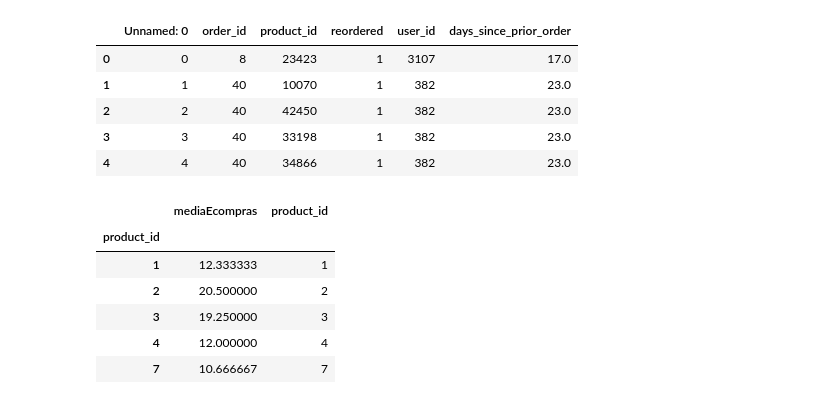
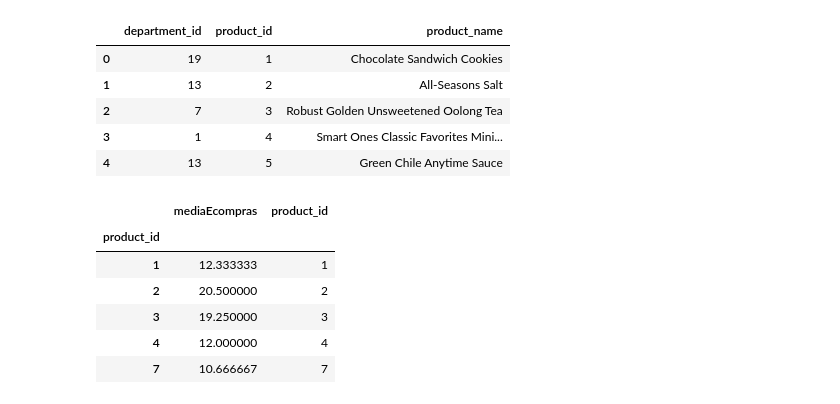
Before and after one commit to JoanSalinas/manducare, a Jupyter notebook: manducareJupyter.ipynb, the cells around one changed output. Cells and saved outputs as stored; diff of their text form; code cells hidden in the pictures.

```diff
--- a/manducareJupyter.ipynb
+++ b/manducareJupyter.ipynb
@@ -1,21 +1,21 @@
 # %%
 import pandas as pd
 import numpy as np
-departments = pd.read_csv('departments.csv', sep=',', encoding="ISO-8859-1")
-products = pd.read_csv('products.csv', sep=',', encoding="ISO-8859-1")
-mergedOrders = pd.read_csv('mergedOrders.csv', sep=',', encoding="ISO-8859-1")
-orders1 = pd.read_csv('orders.csv', sep=',', encoding="ISO-8859-1")
+departments = pd.read_csv('./data/departments.csv', sep=',', encoding="ISO-8859-1")
+products = pd.read_csv('./data/products.csv', sep=',', encoding="ISO-8859-1")
+mergedOrders = pd.read_csv('./data/mergedOrders.csv', sep=',', encoding="ISO-8859-1")
+orders1 = pd.read_csv('./data/orders.csv', sep=',', encoding="ISO-8859-1")
 # %%
 products.head()
-departments.head()
-mergedOrders.head()
+#departments.head()
+#mergedOrders.head()
 # %% [output]
-|  | Unnamed: 0 | order_id | product_id | reordered | user_id | days_since_prior_order |
-| 0 | 0 | 8 | 23423 | 1 | 3107 | 17.0 |
-| 1 | 1 | 40 | 10070 | 1 | 382 | 23.0 |
-| 2 | 2 | 40 | 42450 | 1 | 382 | 23.0 |
-| 3 | 3 | 40 | 33198 | 1 | 382 | 23.0 |
-| 4 | 4 | 40 | 34866 | 1 | 382 | 23.0 |
+|  | department_id | product_id | product_name |
+| 0 | 19 | 1 | Chocolate Sandwich Cookies |
+| 1 | 13 | 2 | All-Seasons Salt |
+| 2 | 7 | 3 | Robust Golden Unsweetened Oolong Tea |
+| 3 | 1 | 4 | Smart Ones Classic Favorites Mini... |
+| 4 | 13 | 5 | Green Chile Anytime Sauce |
 # %%
 #mergedOrders = mergedOrders.drop(columns = ["order_id"])
 dfDaysAverage = mergedOrders.groupby("product_id").mean()
```
Also changed, not shown: parts of 16 cells of this notebook, 1 other file.
